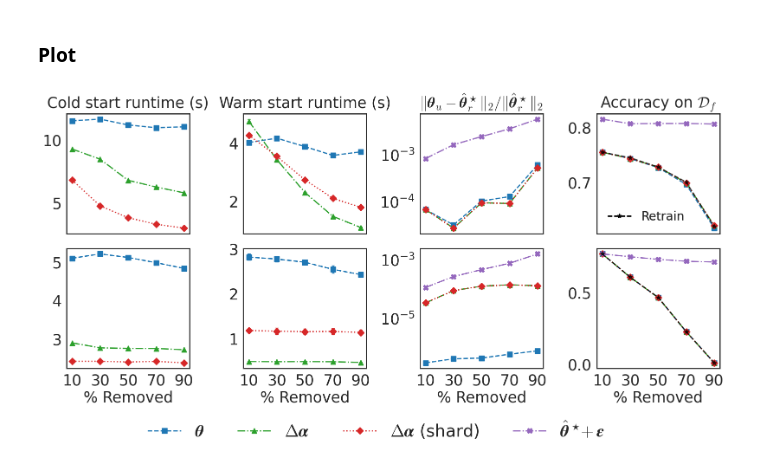
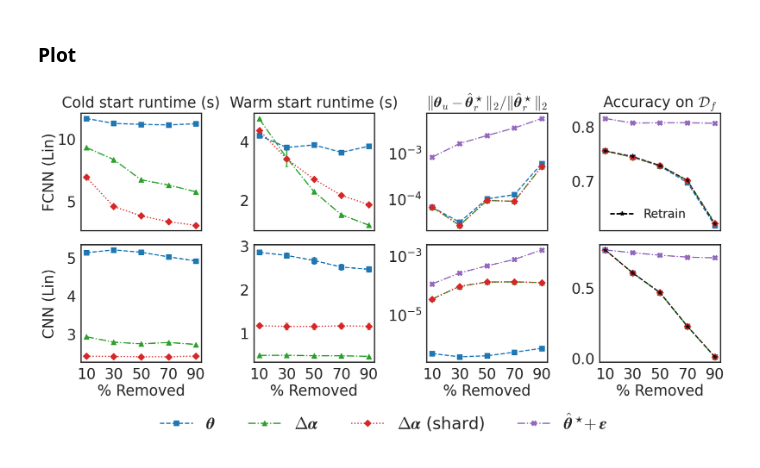
Before and after one commit to ZhenhuanSun/ntk_influence, a Jupyter notebook: plots/figure 1.ipynb, the cells around one changed output. Cells and saved outputs as stored; diff of their text form; code cells hidden in the pictures.

```diff
--- a/plots/figure 1.ipynb
+++ b/plots/figure 1.ipynb
@@ -184,31 +184,37 @@ with plt.rc_context(rc_tex), sns.axes_style("white"), sns.plotting_context("pape
     # x-labels only on bottom row
     for j in range(4):
         axs[1, j].set_xlabel("% Removed", fontsize=label_fs)
         axs[0, j].set_xlabel("")
 
+    # y-labels only on leftmost row
+    axs[0, 0].set_ylabel("FCNN (Lin)", fontsize=label_fs)
+    axs[1, 0].set_ylabel("CNN (Lin)", fontsize=label_fs)
+    axs[0, 0].yaxis.set_label_coords(-0.2, 0.5)
+    axs[1, 0].yaxis.set_label_coords(-0.2, 0.5)
+
     for ax in axs.flat:
         for spine in ax.spines.values():
             spine.set_linewidth(2.0)
         ax.tick_params(axis="both", labelsize=tick_fs, width=1.5)
 
     # shared method legend at bottom
     method_handles, method_labels = axs[0, 2].get_legend_handles_labels()
     method_labels = [rename.get(lbl, lbl) for lbl in method_labels]
 
     fig.legend(
         method_handles,
         method_labels,
         loc="lower center",
         ncol=len(method_labels),
         frameon=False,
         bbox_to_anchor=(0.5, -0.01),
         fontsize=legend_fs,
     )
 
     fig.tight_layout(rect=(0, 0.1, 1, 1))
 
     fig.savefig(os.path.join(figures_dir, "figure_1.pdf"), bbox_inches="tight")
 
     plt.show()
 # %% [output]
-[figure, old version]
+[figure, new version]
```
Also changed, not shown: 9 other files.
